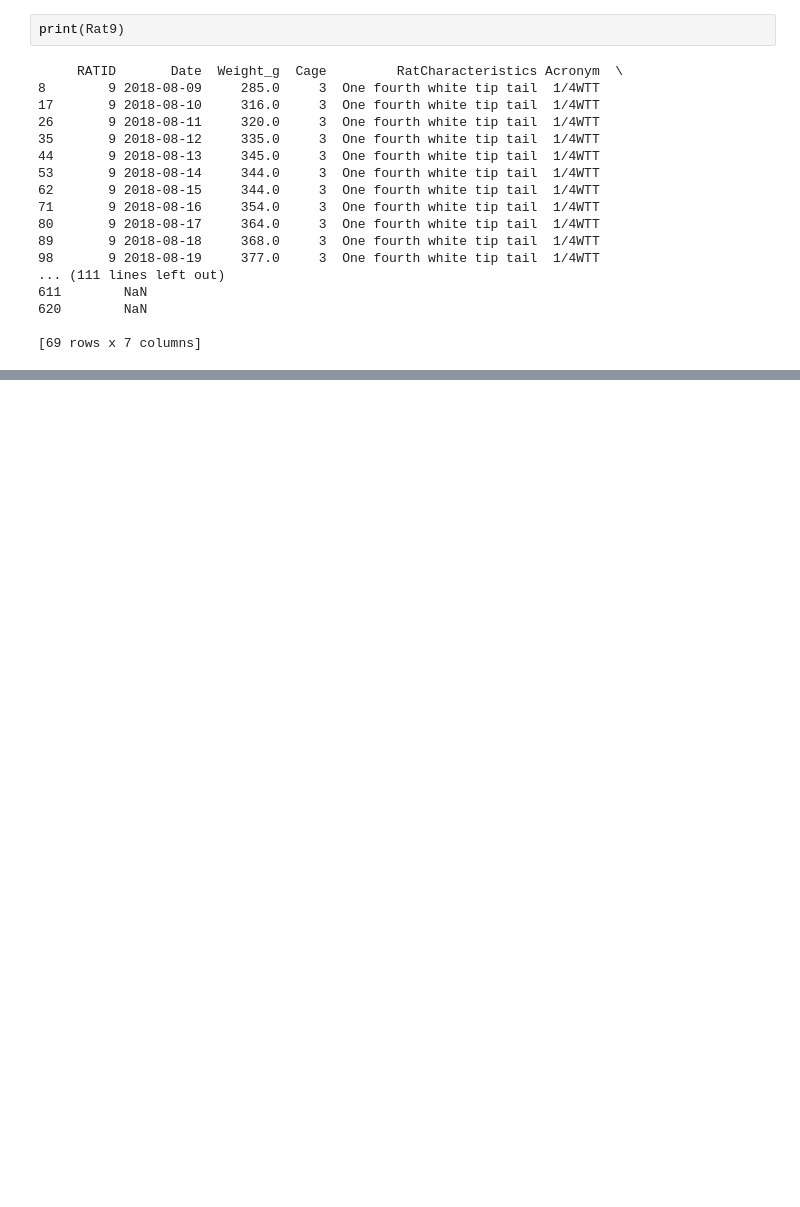
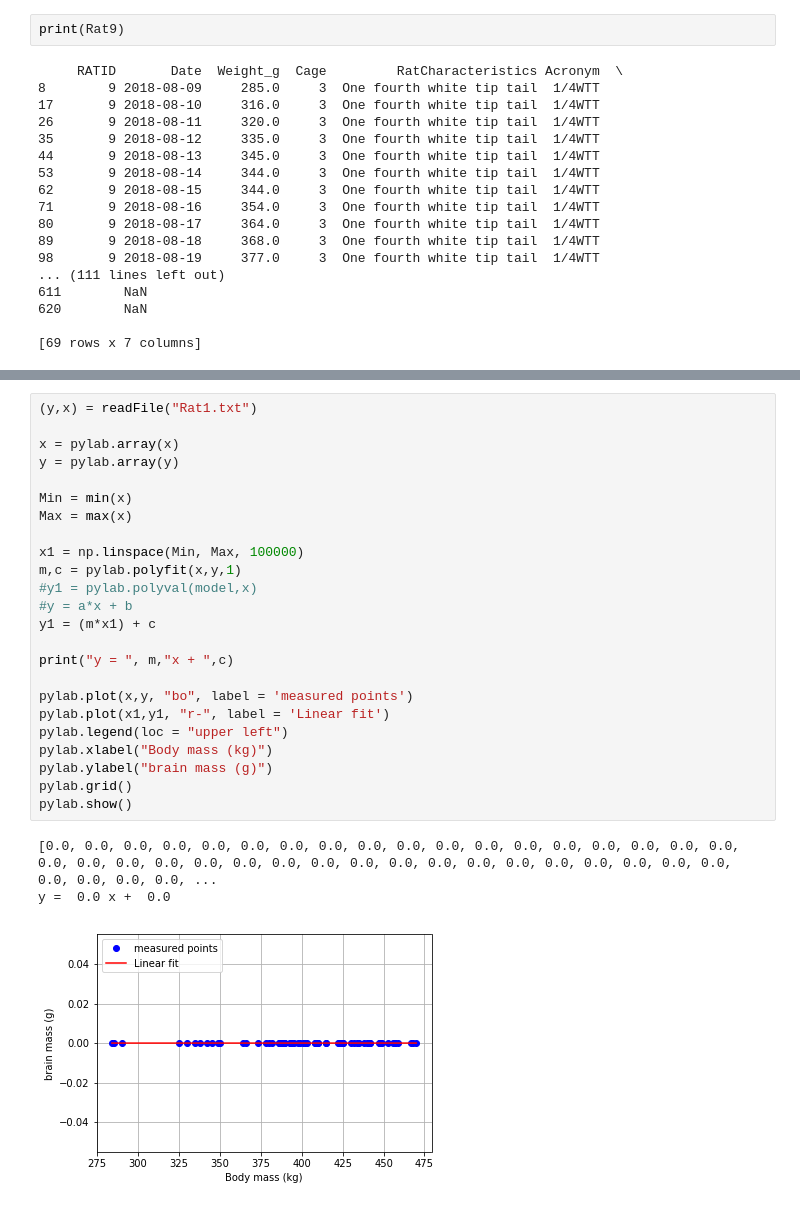
Before and after one commit to MelissaLaurino/MarkBergRatColony, a Jupyter notebook: MarkBerg_RatColony.ipynb, the cells around one changed output, grey strips where cells are left out. Cells and saved outputs as stored; diff of their text form; blank space fills up the shorter version.

```diff
--- a/MarkBerg_RatColony.ipynb
+++ b/MarkBerg_RatColony.ipynb
@@ -501,0 +532,28 @@ plt.show()
+# %%
+(y,x) = readFile("Rat1.txt")
+
+x = pylab.array(x)
+y = pylab.array(y)
+
+Min = min(x)
+Max = max(x)
+
+x1 = np.linspace(Min, Max, 100000)
+m,c = pylab.polyfit(x,y,1)
+#y1 = pylab.polyval(model,x)
+#y = a*x + b
+y1 = (m*x1) + c
+
+print("y = ", m,"x + ",c)
+
+pylab.plot(x,y, "bo", label = 'measured points')
+pylab.plot(x1,y1, "r-", label = 'Linear fit')
+pylab.legend(loc = "upper left")
+pylab.xlabel("Body mass (kg)")
+pylab.ylabel("brain mass (g)")
+pylab.grid()
+pylab.show()
+# %% [output]
+[0.0, 0.0, 0.0, 0.0, 0.0, 0.0, 0.0, 0.0, 0.0, 0.0, 0.0, 0.0, 0.0, 0.0, 0.0, 0.0, 0.0, 0.0, 0.0, 0.0, 0.0, 0.0, 0.0, 0.0, 0.0, 0.0, 0.0, 0.0, 0.0, 0.0, 0.0, 0.0, 0.0, 0.0, 0.0, 0.0, 0.0, 0.0, 0.0, 0.0, ...
+y =  0.0 x +  0.0
+[figure, added]
```
Also changed, not shown: parts of 20 cells of this notebook, 1 other file.
